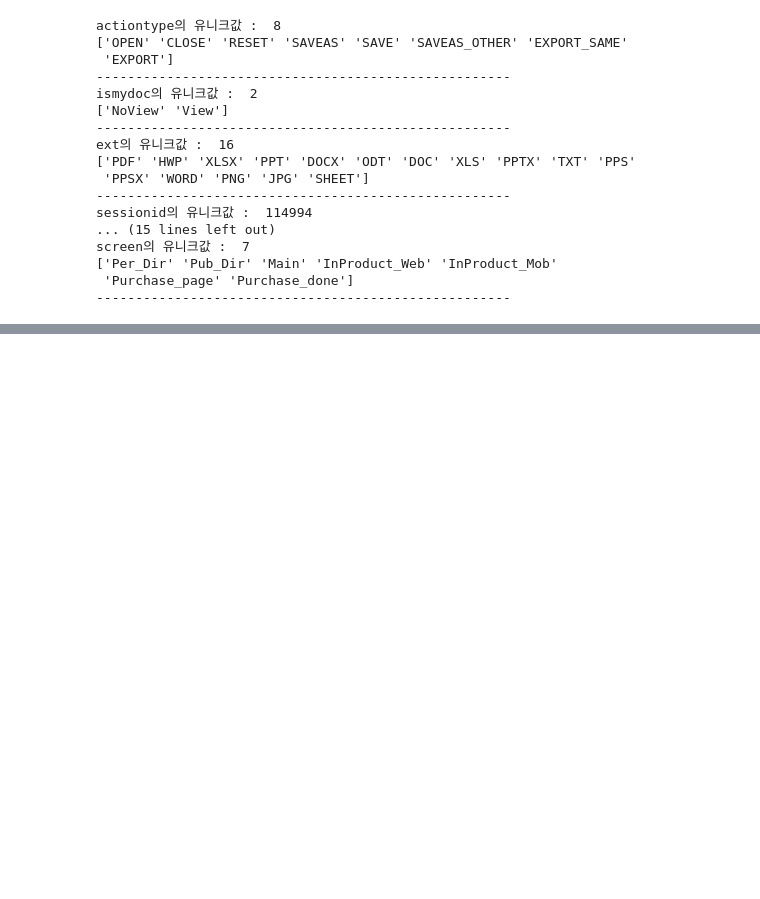
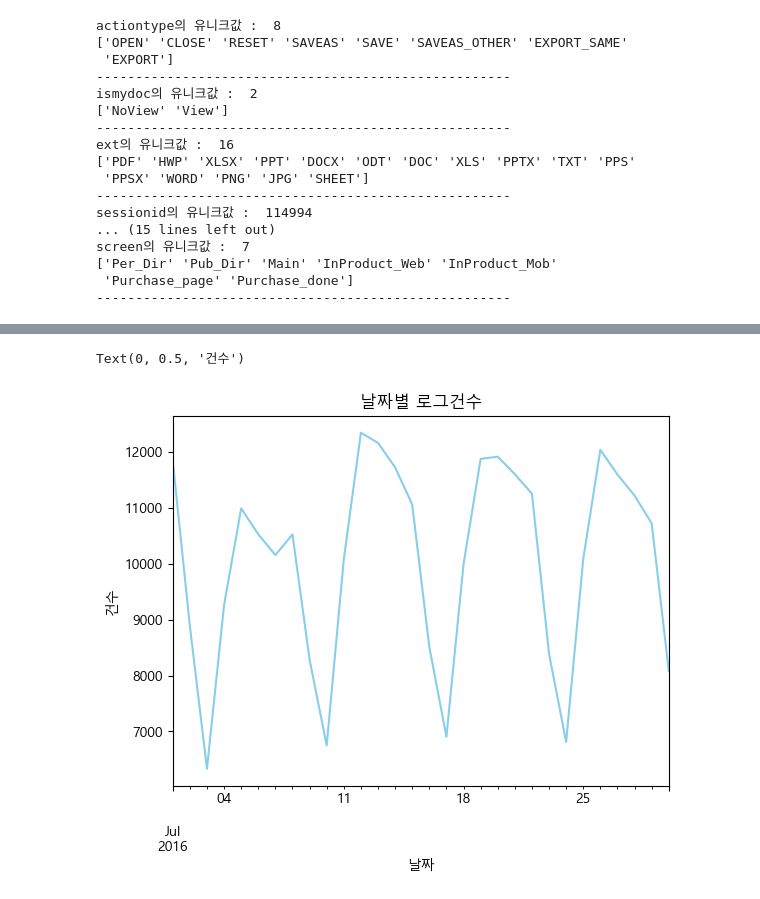
Before and after one commit to KIMJEONGSU/logs, a Jupyter notebook: logs.ipynb, the cells around one changed output, grey strips where cells are left out. Cells and saved outputs as stored; diff of their text form; code cells hidden in the pictures; blank space fills up the shorter version.

```diff
--- a/logs.ipynb
+++ b/logs.ipynb
@@ -123,0 +151,9 @@ log.groupby
+# %%
+# 날짜별 로그수
+log.groupby('datetime').size().plot(color='skyblue')
+plt.title('날짜별 로그건수')
+plt.xlabel('날짜')
+plt.ylabel('건수')
+# %% [output]
+Text(0, 0.5, '건수')
+[figure, added]
```
Also changed, not shown: parts of 30 cells of this notebook.
